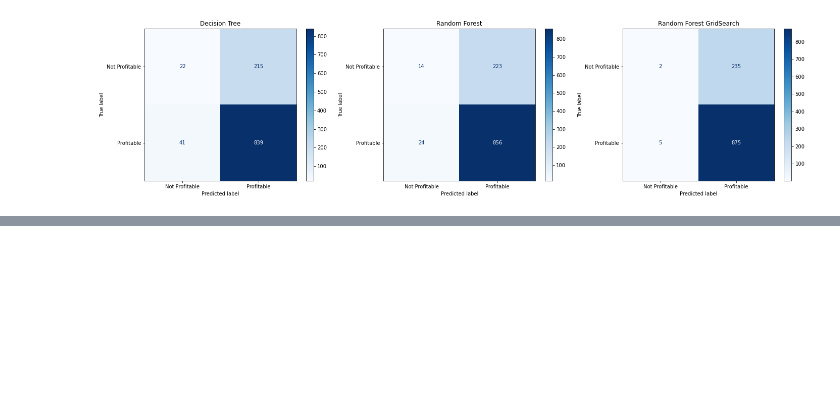
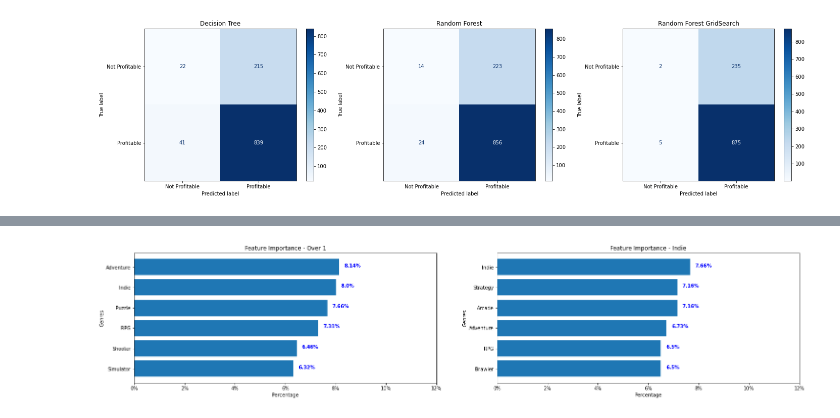
Before and after one commit to Tommyphung1/Predicting-Video-Games-Profit-with-Genres, a Jupyter notebook: Final_Notebook.ipynb, the cells around one changed output, grey strips where cells are left out. Saved outputs shown, nothing was run; the diff lists cells and outputs as text; code cells hidden in the pictures; blank space fills up the shorter version.

```diff
--- a/Final_Notebook.ipynb
+++ b/Final_Notebook.ipynb
@@ -536,0 +538,4 @@ forest_clf_grid_search_bal.best_params_
+# %%
+dv.visual_top_5(dc.convert_feature(random_bal), dc.convert_feature(random_bal_2))
+# %% [output]
+[figure, added]
```
Also changed, not shown: parts of 19 cells of this notebook, 1 other file.
